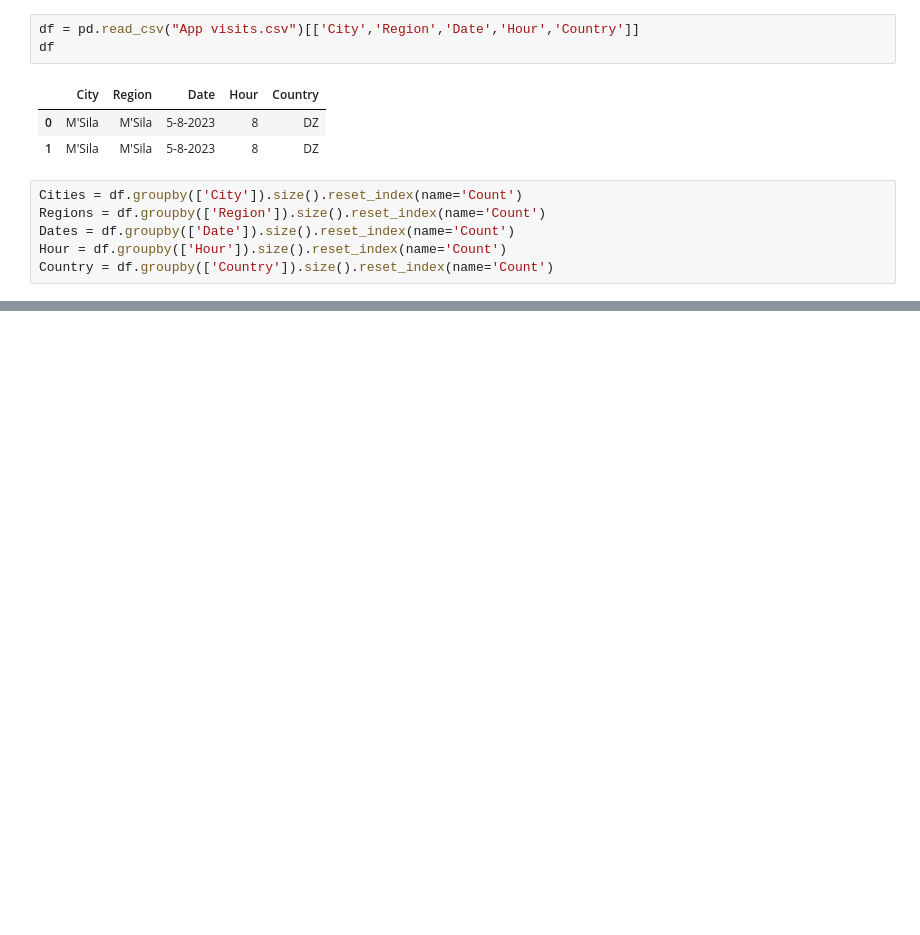
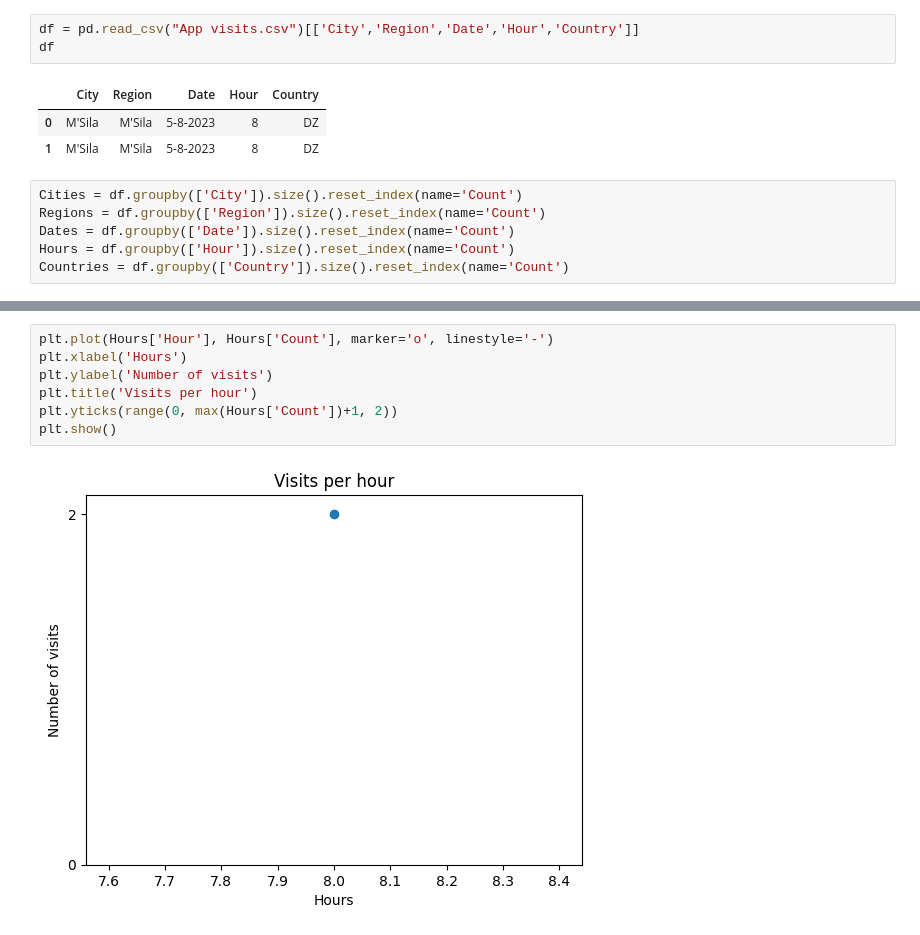
Before and after one commit to abd-ellatif/CondorSult-Analytics, a Jupyter notebook: Other Analytics.ipynb, the cells around one changed output, grey strips where cells are left out. Cells and saved outputs as stored; diff of their text form; blank space fills up the shorter version.

```diff
--- a/Other Analytics.ipynb
+++ b/Other Analytics.ipynb
@@ -11,8 +12,8 @@ df
 Cities = df.groupby(['City']).size().reset_index(name='Count')
 Regions = df.groupby(['Region']).size().reset_index(name='Count')
 Dates = df.groupby(['Date']).size().reset_index(name='Count')
-Hour = df.groupby(['Hour']).size().reset_index(name='Count')
-Country = df.groupby(['Country']).size().reset_index(name='Count')
+Hours = df.groupby(['Hour']).size().reset_index(name='Count')
+Countries = df.groupby(['Country']).size().reset_index(name='Count')
 # %%
 Cities.to_json("Visits per city",orient="records")
 Regions.to_json("Visits per region",orient="records")
@@ -21,0 +54,9 @@ Country.to_json("Visits per Country",orient="records")
+# %%
+plt.plot(Hours['Hour'], Hours['Count'], marker='o', linestyle='-')
+plt.xlabel('Hours')
+plt.ylabel('Number of visits')
+plt.title('Visits per hour')
+plt.yticks(range(0, max(Hours['Count'])+1, 2))
+plt.show()
+# %% [output]
+[figure, added]
```
Also changed, not shown: parts of 6 cells of this notebook, 2 other files.
